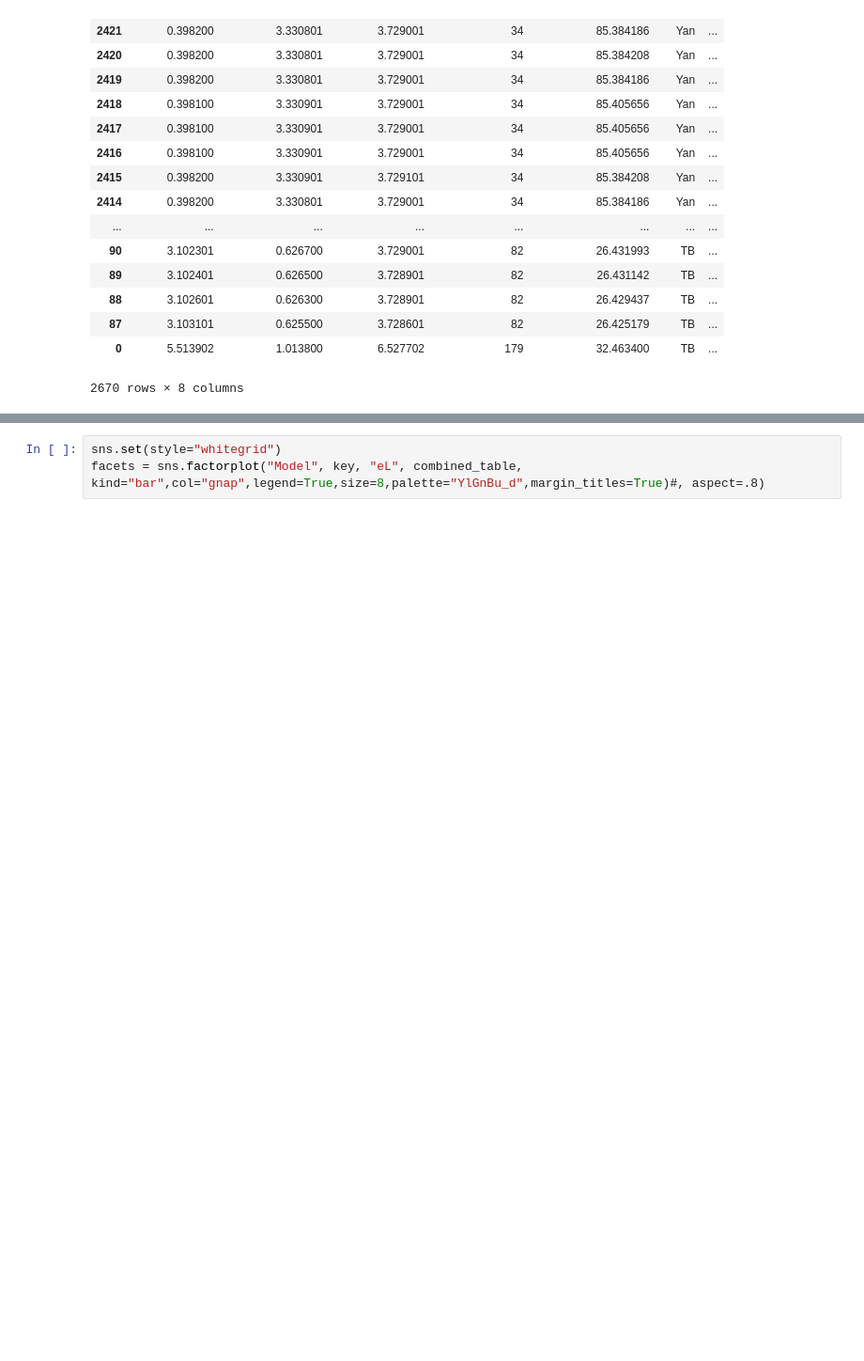
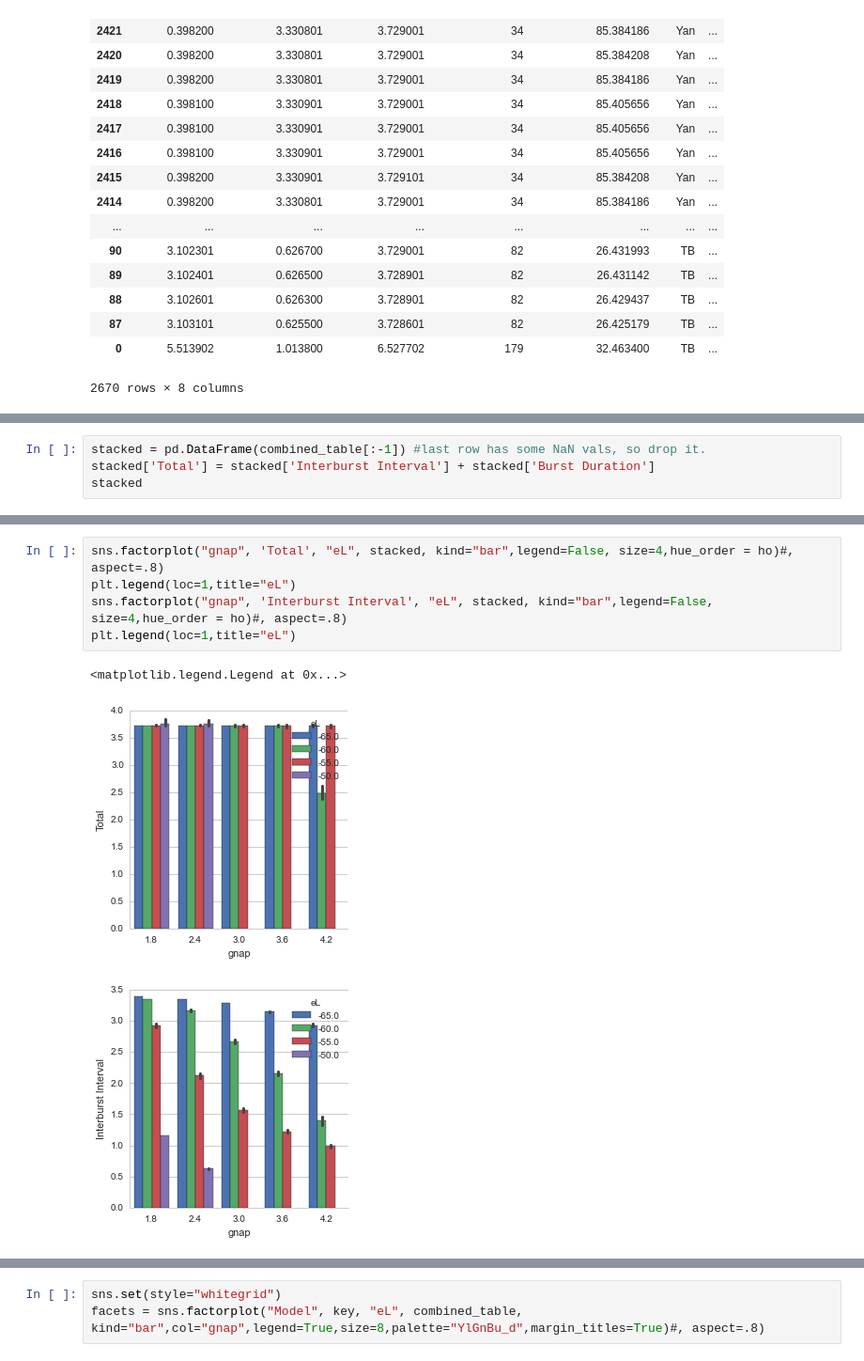
Before and after one commit to mfinemorris/NMProject, a Jupyter notebook: IPYNB/Seaborn Exp.ipynb, the cells around one changed output, grey strips where cells are left out. Shown: that part at 94% size. Saved outputs shown, nothing was run; the diff lists cells and outputs as text; blank space fills up the shorter version.

Commit message:
Experimenting with using Seaborn to make plots for my paper.

```diff
--- a/IPYNB/Seaborn Exp.ipynb
+++ b/IPYNB/Seaborn Exp.ipynb
@@ -120,0 +127,4 @@ for key in keys:
+# %%
+stacked = pd.DataFrame(combined_table[:-1]) #last row has some NaN vals, so drop it.
+stacked['Total'] = stacked['Interburst Interval'] + stacked['Burst Duration']
+stacked
@@ -120,0 +150,9 @@ for key in keys:
+# %%
+sns.factorplot("gnap", 'Total', "eL", stacked, kind="bar",legend=False, size=4,hue_order = ho)#, aspect=.8)
+plt.legend(loc=1,title="eL")
+sns.factorplot("gnap", 'Interburst Interval', "eL", stacked, kind="bar",legend=False, size=4,hue_order = ho)#, aspect=.8)
+plt.legend(loc=1,title="eL")
+# %% [output]
+<matplotlib.legend.Legend at 0x...>
+[figure, added]
+[figure, added]
```
Also changed, not shown: parts of 6 cells of this notebook.
